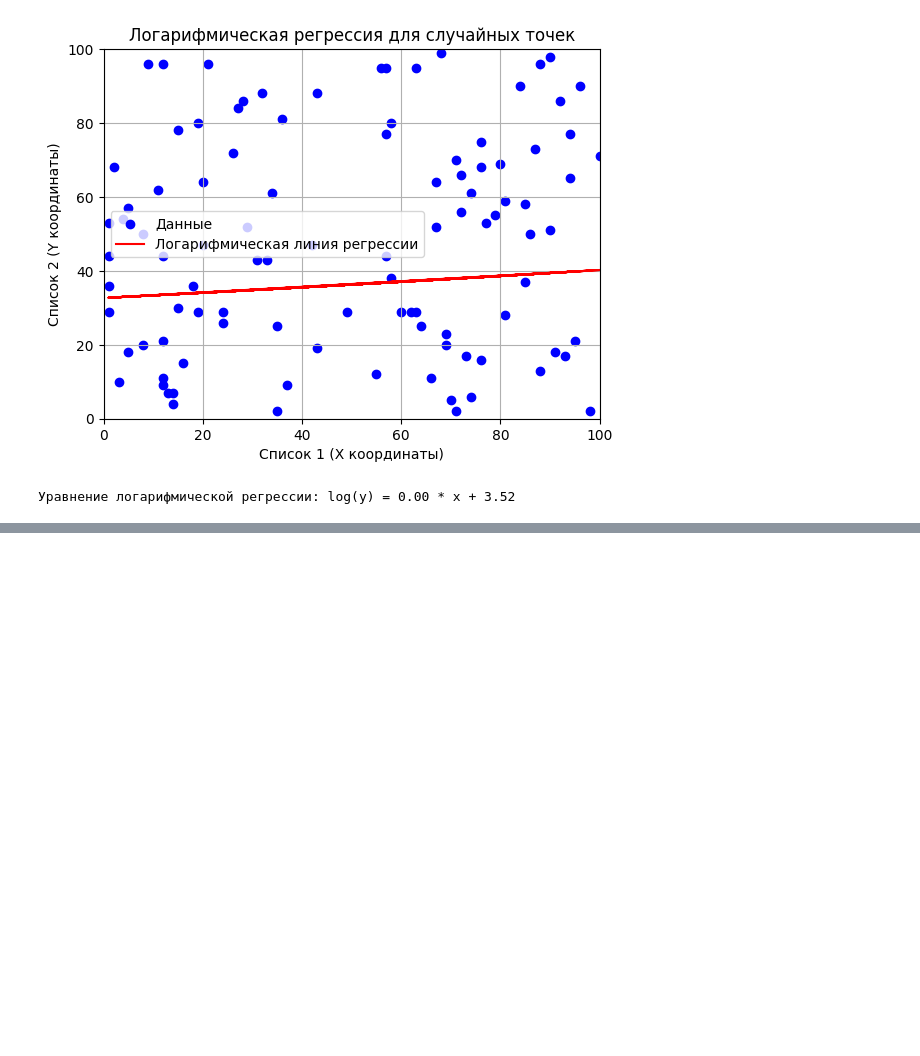
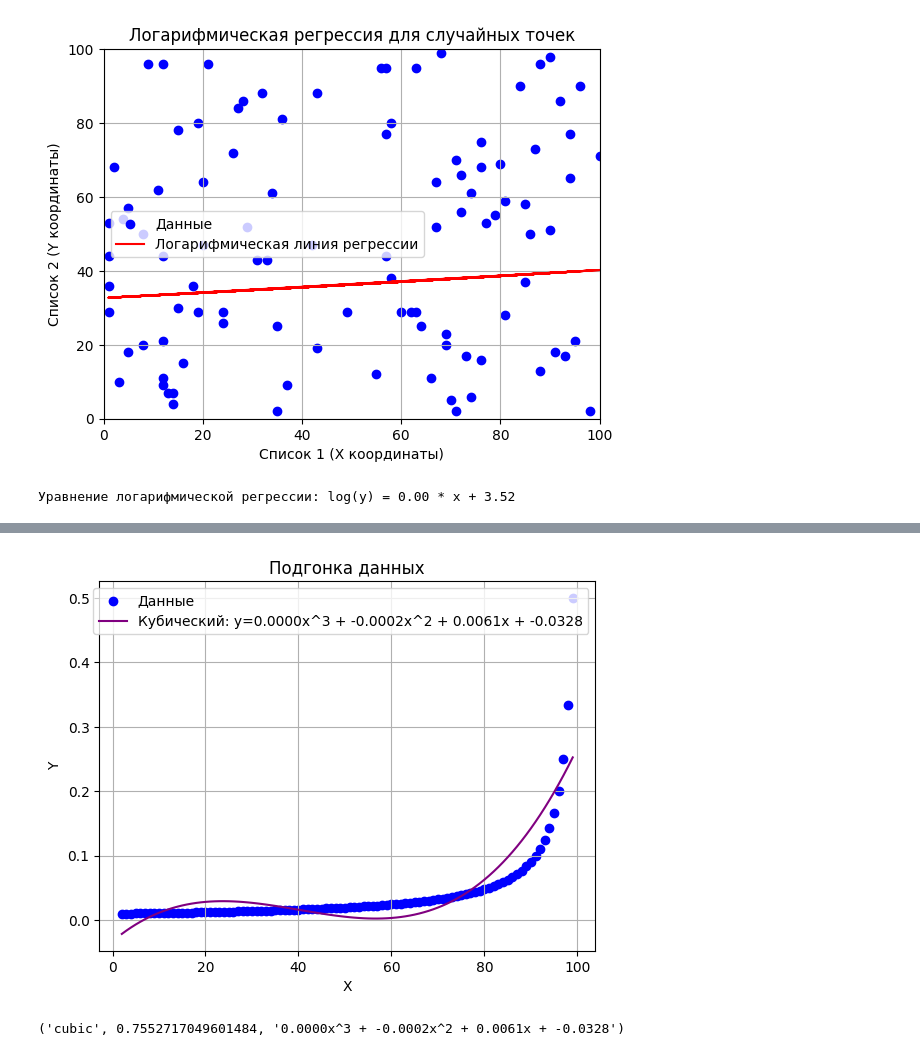
Before and after one commit to KosterioKim/Seisma, a Jupyter notebook: neavnie_svazi.ipynb, the cells around one changed output, grey strips where cells are left out. Saved outputs shown, nothing was run; the diff lists cells and outputs as text; code cells hidden in the pictures; blank space fills up the shorter version.

```diff
--- a/neavnie_svazi.ipynb
+++ b/neavnie_svazi.ipynb
@@ -158,0 +422,7 @@ print(f"Уравнение логарифмической регрессии: lo
+# %%
+x_data = sorted([i for i in range(2, 100)])
+y_data = sorted([1/i for i in range(2, 100)])
+fit_and_plot_lists_2(x_data, y_data)
+# %% [output]
+[figure, added]
+('cubic', 0.7552717049601484, '0.0000x^3 + -0.0002x^2 + 0.0061x + -0.0328')
```
Also changed, not shown: parts of 4 cells of this notebook.
